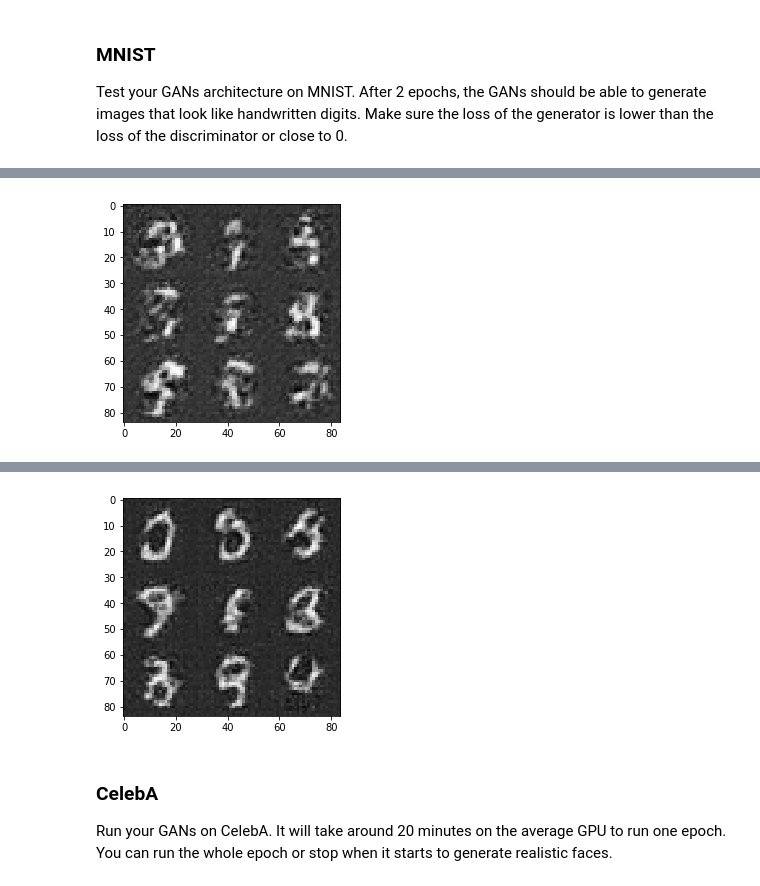
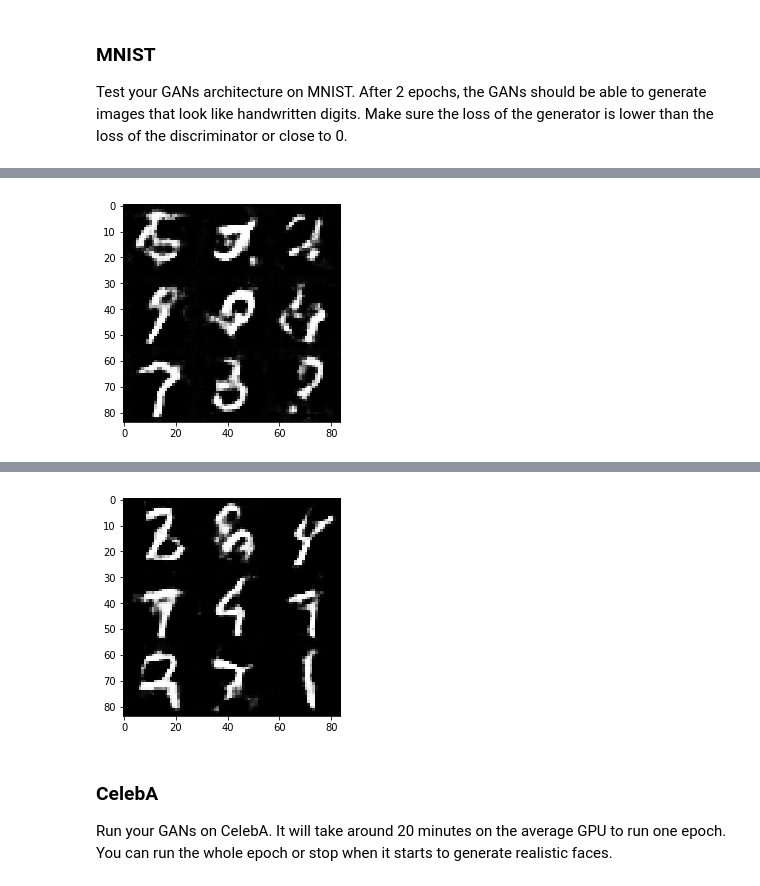
Before and after one commit to hidehiro98/deep-learning, a Jupyter notebook: face_generation/dlnd_face_generation.ipynb, the cells around one changed output, grey strips where cells are left out. Saved outputs shown, nothing was run; the diff lists cells and outputs as text; code cells hidden in the pictures.

Commit message:
Fix batch range update hyper marameters

```diff
--- a/face_generation/dlnd_face_generation.ipynb
+++ b/face_generation/dlnd_face_generation.ipynb
@@ -342,6 +342,7 @@ def train(epoch_count, batch_size, z_dim, learningrate, beta1, get_batches, data
                 steps+=1
 
                 batch_z = np.random.uniform(-1, 1, size=(batch_size, z_dim))
+                batch_images = batch_images * 2
 
                 _ = sess.run(d_train_opt, feed_dict={input_real: batch_images, input_z: batch_z, learning_rate: learningrate})
 
@@ -401,8 +402,8 @@ Test your GANs architecture on MNIST.  After 2 epochs, the GANs should be able t
 # %%
 batch_size = 128
 z_dim = 150
-learning_rate = 0.002
-beta1 = 0.5
+learning_rate = 0.0005
+beta1 = 0.2
 
 
 """
@@ -422 +423 @@ Epoch 1/2... Discinimator loss: 1.4887... Generator loss: 2.6912...
-[figure, old version]
+[figure, new version]
@@ -428,4 +429,4 @@ Epoch 2/2... Discinimator loss: 0.5030... Generator loss: 1.4174...
-[figure, old version]
+[figure, new version]
 # %% [markdown]
 ### CelebA
 Run your GANs on CelebA.  It will take around 20 minutes on the average GPU to run one epoch.  You can run the whole epoch or stop when it starts to generate realistic faces.
```
Also changed, not shown: parts of 2 cells of this notebook.
